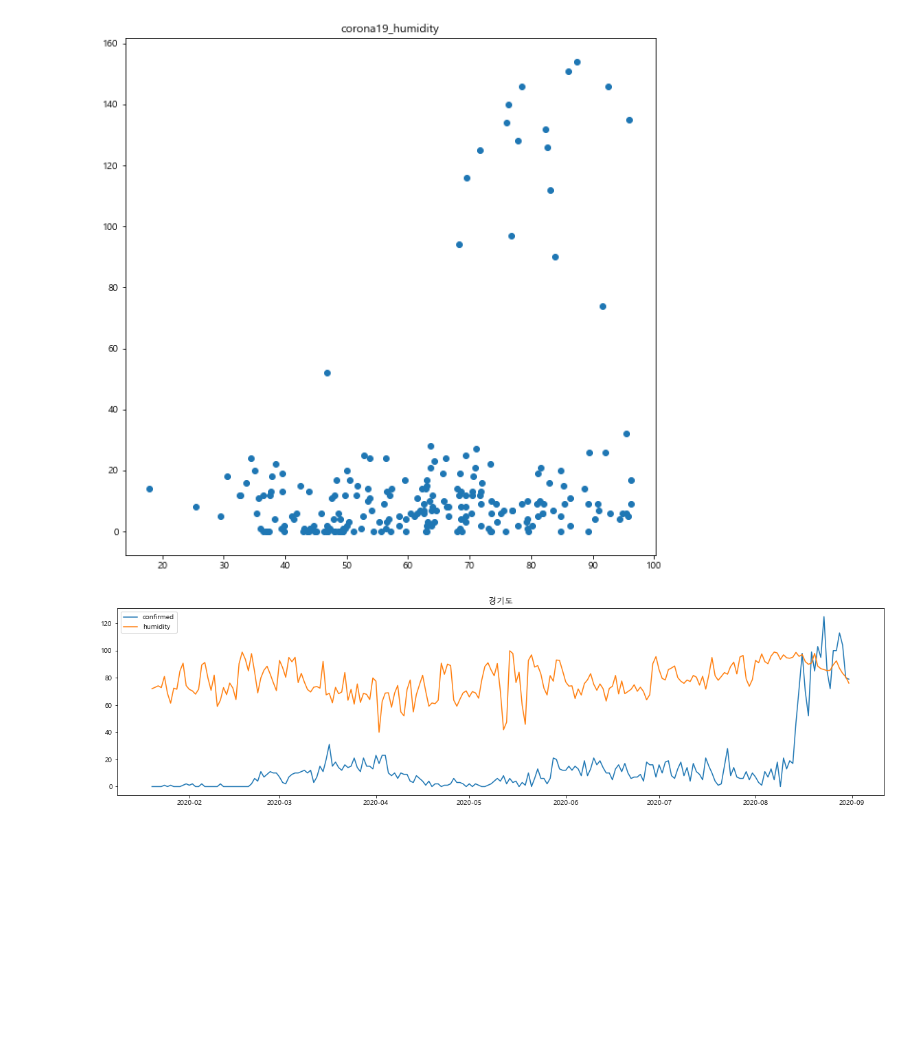
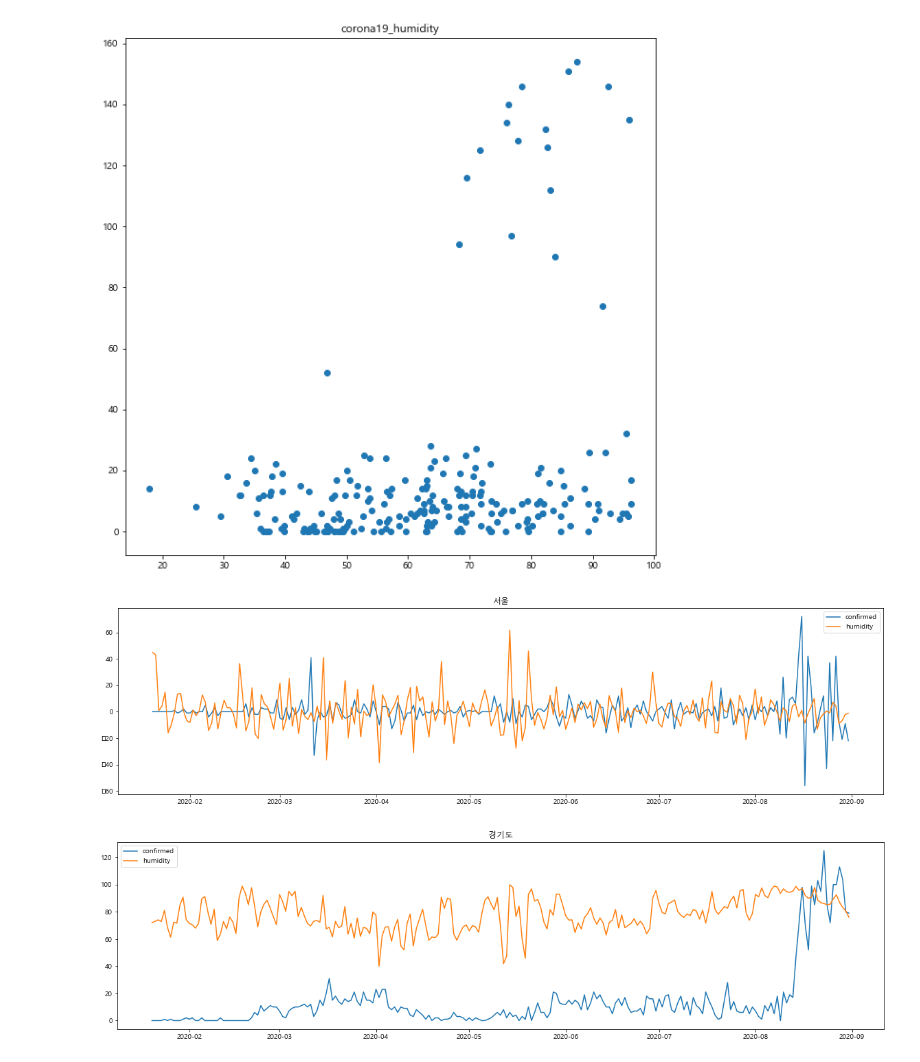
Before and after one commit to leeisack/project_AI_AMONG_US, a Jupyter notebook: sia_proj/corona.ipynb, the cells around one changed output. Saved outputs shown, nothing was run; the diff lists cells and outputs as text; code cells hidden in the pictures; blank space fills up the shorter version.

```diff
--- a/sia_proj/corona.ipynb
+++ b/sia_proj/corona.ipynb
@@ -66,6 +66,21 @@ plt.title('corona19_humidity')
 plt.show()
 # %% [output]
 [figure]
+# %%
+for i in range(len(seoul_confirmed)-1, 1, -1):
+    seoul_confirmed['confirmed'][i] = seoul_confirmed['confirmed'][i] - seoul_confirmed['confirmed'][i-1]
+
+for i in range(len(seoul_humidity)-1, 1, -1):
+    seoul_humidity['avg_relative_humidity'][i] = seoul_humidity['avg_relative_humidity'][i] - seoul_humidity['avg_relative_humidity'][i-1]
+
+plt.figure(figsize=(20, 5))
+plt.plot(seoul_confirmed['date'], seoul_confirmed['confirmed'], label='confirmed')
+plt.plot(seoul_humidity['date'], seoul_humidity['avg_relative_humidity'], label = 'humidity')
+plt.title("서울")
+plt.legend()
+plt.show()
+# %% [output]
+[figure, added]
 # %%
 # 경기도 확진자 수
 confirmed = confirmed_df[['date', 'confirmed']][confirmed_df['province'] == 'Gyeonggi-do']
```
